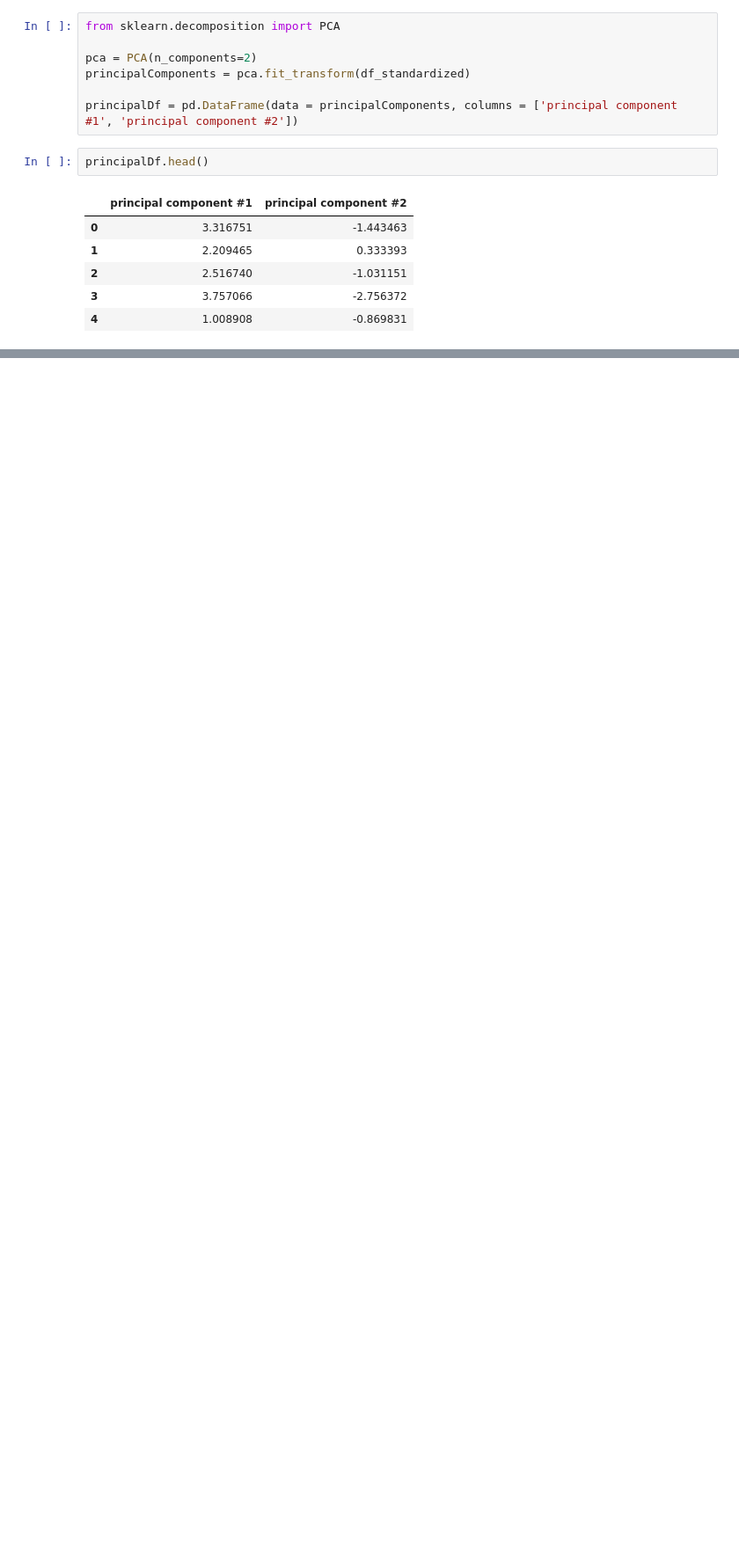
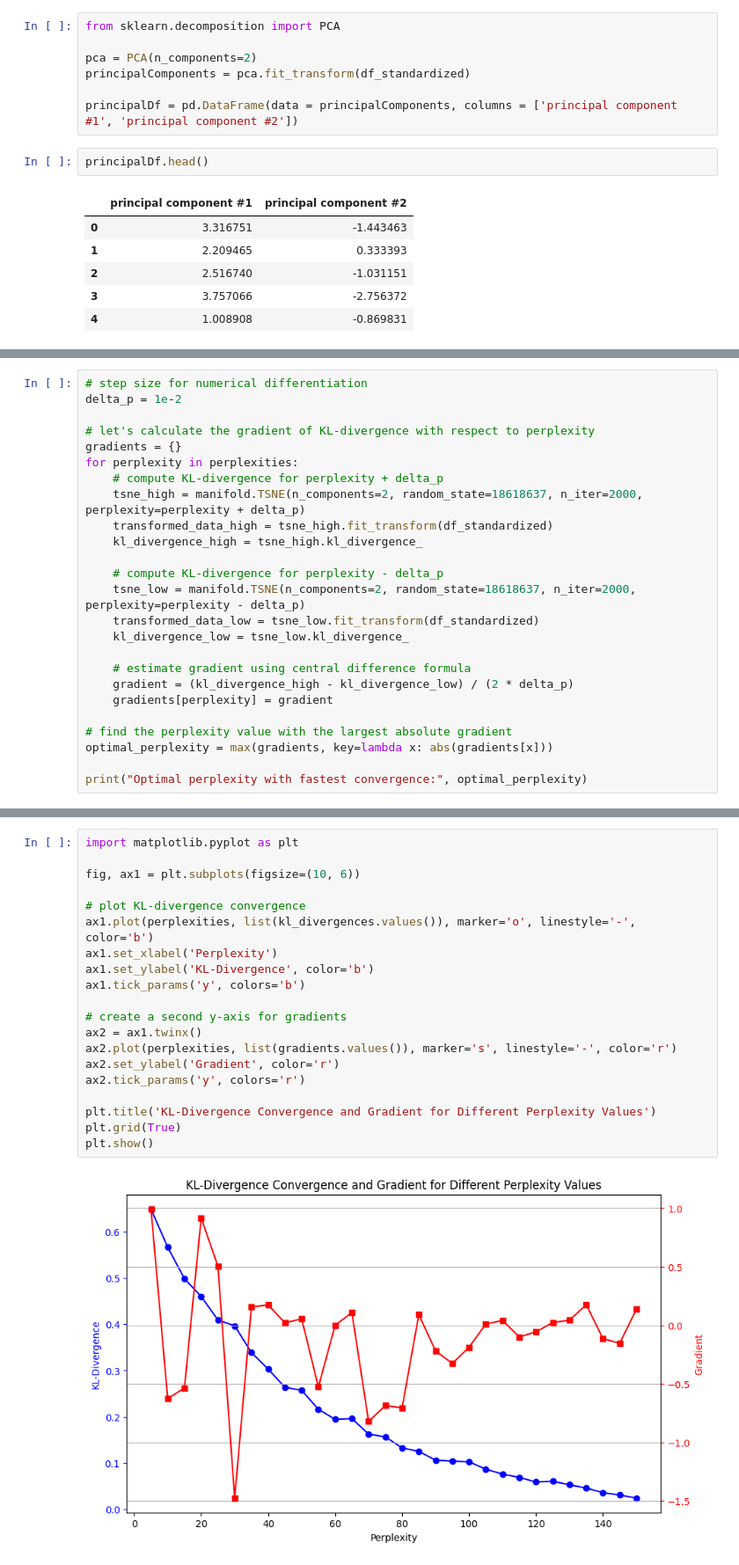
Before and after one commit to whykay-01/machine-learning, a Jupyter notebook: homeworks/hwk5/hwk5.ipynb, the cells around one changed output, grey strips where cells are left out. Shown at 88% size. Cells and saved outputs as stored; diff of their text form; blank space fills up the shorter version.

```diff
--- a/homeworks/hwk5/hwk5.ipynb
+++ b/homeworks/hwk5/hwk5.ipynb
@@ -143,0 +330,25 @@ plt.show()
+# %%
+# step size for numerical differentiation
+delta_p = 1e-2
+
+# let's calculate the gradient of KL-divergence with respect to perplexity
+gradients = {}
+for perplexity in perplexities:
+    # compute KL-divergence for perplexity + delta_p
+    tsne_high = manifold.TSNE(n_components=2, random_state=18618637, n_iter=2000, perplexity=perplexity + delta_p)
+    transformed_data_high = tsne_high.fit_transform(df_standardized)
+    kl_divergence_high = tsne_high.kl_divergence_
+
+    # compute KL-divergence for perplexity - delta_p
+    tsne_low = manifold.TSNE(n_components=2, random_state=18618637, n_iter=2000, perplexity=perplexity - delta_p)
+    transformed_data_low = tsne_low.fit_transform(df_standardized)
+    kl_divergence_low = tsne_low.kl_divergence_
+
+    # estimate gradient using central difference formula
+    gradient = (kl_divergence_high - kl_divergence_low) / (2 * delta_p)
+    gradients[perplexity] = gradient
+
+# find the perplexity value with the largest absolute gradient
+optimal_perplexity = max(gradients, key=lambda x: abs(gradients[x]))
+
+print("Optimal perplexity with fastest convergence:", optimal_perplexity)
@@ -143,0 +357,22 @@ plt.show()
+# %%
+import matplotlib.pyplot as plt
+
+fig, ax1 = plt.subplots(figsize=(10, 6))
+
+# plot KL-divergence convergence
+ax1.plot(perplexities, list(kl_divergences.values()), marker='o', linestyle='-', color='b')
+ax1.set_xlabel('Perplexity')
+ax1.set_ylabel('KL-Divergence', color='b')
+ax1.tick_params('y', colors='b')
+
+# create a second y-axis for gradients
+ax2 = ax1.twinx()
+ax2.plot(perplexities, list(gradients.values()), marker='s', linestyle='-', color='r')
+ax2.set_ylabel('Gradient', color='r')
+ax2.tick_params('y', colors='r')
+
+plt.title('KL-Divergence Convergence and Gradient for Different Perplexity Values')
+plt.grid(True)
+plt.show()
+# %% [output]
+[figure, added]
```
Also changed, not shown: parts of 16 cells of this notebook, 4 other files.
